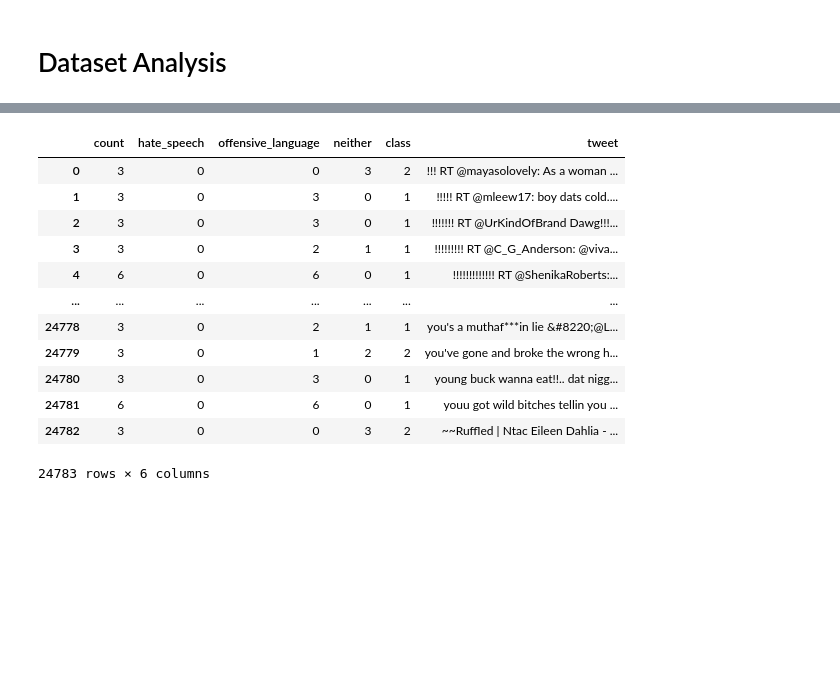
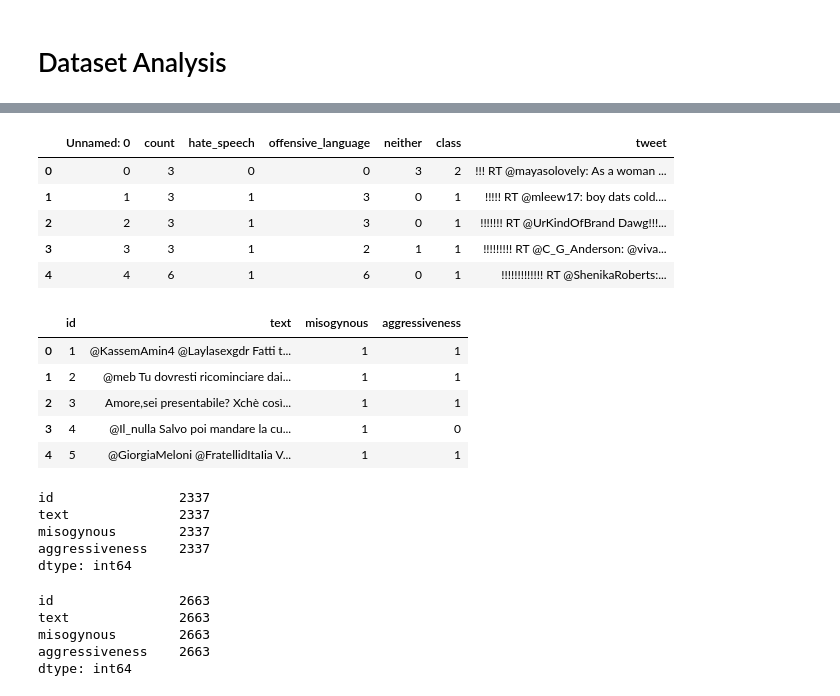
Before and after one commit to irenegentilini/NLP_HSD, a Jupyter notebook: nlp_hsd.ipynb, the cells around one changed output, grey strips where cells are left out. Cells and saved outputs as stored; diff of their text form; code cells hidden in the pictures; blank space fills up the shorter version.

Commit message:
column pre processing

```diff
--- a/nlp_hsd.ipynb
+++ b/nlp_hsd.ipynb
@@ -79,17 +64,47 @@ Name: Unnamed: 0, Length: 90, dtype: int64
 # %%
-df = df.drop(['Unnamed: 0'], axis=1)
-df
+df_en = df_en.drop(['Unnamed: 0'], axis=1)
+#df_en
-# %% [output]
-|  | count | hate_speech | offensive_language | neither | class | tweet |
-| 0 | 3 | 0 | 0 | 3 | 2 | !!! RT @mayasolovely: As a woman ... |
-| 1 | 3 | 0 | 3 | 0 | 1 | !!!!! RT @mleew17: boy dats cold.... |
-| 2 | 3 | 0 | 3 | 0 | 1 | !!!!!!! RT @UrKindOfBrand Dawg!!!... |
-| 3 | 3 | 0 | 2 | 1 | 1 | !!!!!!!!! RT @C_G_Anderson: @viva... |
-| 4 | 6 | 0 | 6 | 0 | 1 | !!!!!!!!!!!!! RT @ShenikaRoberts:... |
-| ... | ... | ... | ... | ... | ... | ... |
-| 24778 | 3 | 0 | 2 | 1 | 1 | you's a muthaf***in lie &#8220;@L... |
-| 24779 | 3 | 0 | 1 | 2 | 2 | you've gone and broke the wrong h... |
-| 24780 | 3 | 0 | 3 | 0 | 1 | young buck wanna eat!!.. dat nigg... |
-| 24781 | 6 | 0 | 6 | 0 | 1 | youu got wild bitches tellin you ... |
-| 24782 | 3 | 0 | 0 | 3 | 2 | ~~Ruffled | Ntac Eileen Dahlia - ... |
-24783 rows × 6 columns
+# %%
+def is_hate_speech(value):
+  if value['class'] == 2:
+    return 0 #no hate speech
+  else:
+     return 1 #hate speech
+
+df_en['hate_speech'] = df_en.apply(is_hate_speech, axis=1)
+
+df_en.head()
+# %% [output]
+|  | Unnamed: 0 | count | hate_speech | offensive_language | neither | class | tweet |
+| 0 | 0 | 3 | 0 | 0 | 3 | 2 | !!! RT @mayasolovely: As a woman ... |
+| 1 | 1 | 3 | 1 | 3 | 0 | 1 | !!!!! RT @mleew17: boy dats cold.... |
+| 2 | 2 | 3 | 1 | 3 | 0 | 1 | !!!!!!! RT @UrKindOfBrand Dawg!!!... |
+| 3 | 3 | 3 | 1 | 2 | 1 | 1 | !!!!!!!!! RT @C_G_Anderson: @viva... |
+| 4 | 4 | 6 | 1 | 6 | 0 | 1 | !!!!!!!!!!!!! RT @ShenikaRoberts:... |
+# %%
+df_ita_m.head()
+# %% [output]
+|  | id | text | misogynous | aggressiveness |
+| 0 | 1 | @KassemAmin4 @Laylasexgdr Fatti t... | 1 | 1 |
+| 1 | 2 | @meb Tu dovresti ricominciare dai... | 1 | 1 |
+| 2 | 3 | Amore,sei presentabile? Xchè così... | 1 | 1 |
+| 3 | 4 | @Il_nulla Salvo poi mandare la cu... | 1 | 0 |
+| 4 | 5 | @GiorgiaMeloni @FratellidItaIia V... | 1 | 1 |
+# %%
+#mysogynous tweets
+df_ita_m[df_ita_m['misogynous']==1].count()
+# %% [output]
+id                2337
+text              2337
+misogynous        2337
+aggressiveness    2337
+dtype: int64
+# %%
+#non mysogynous tweets
+df_ita_m[df_ita_m['misogynous']==0].count()
+# %% [output]
+id                2663
+text              2663
+misogynous        2663
+aggressiveness    2663
+dtype: int64
```
Also changed, not shown: parts of 9 cells of this notebook.
